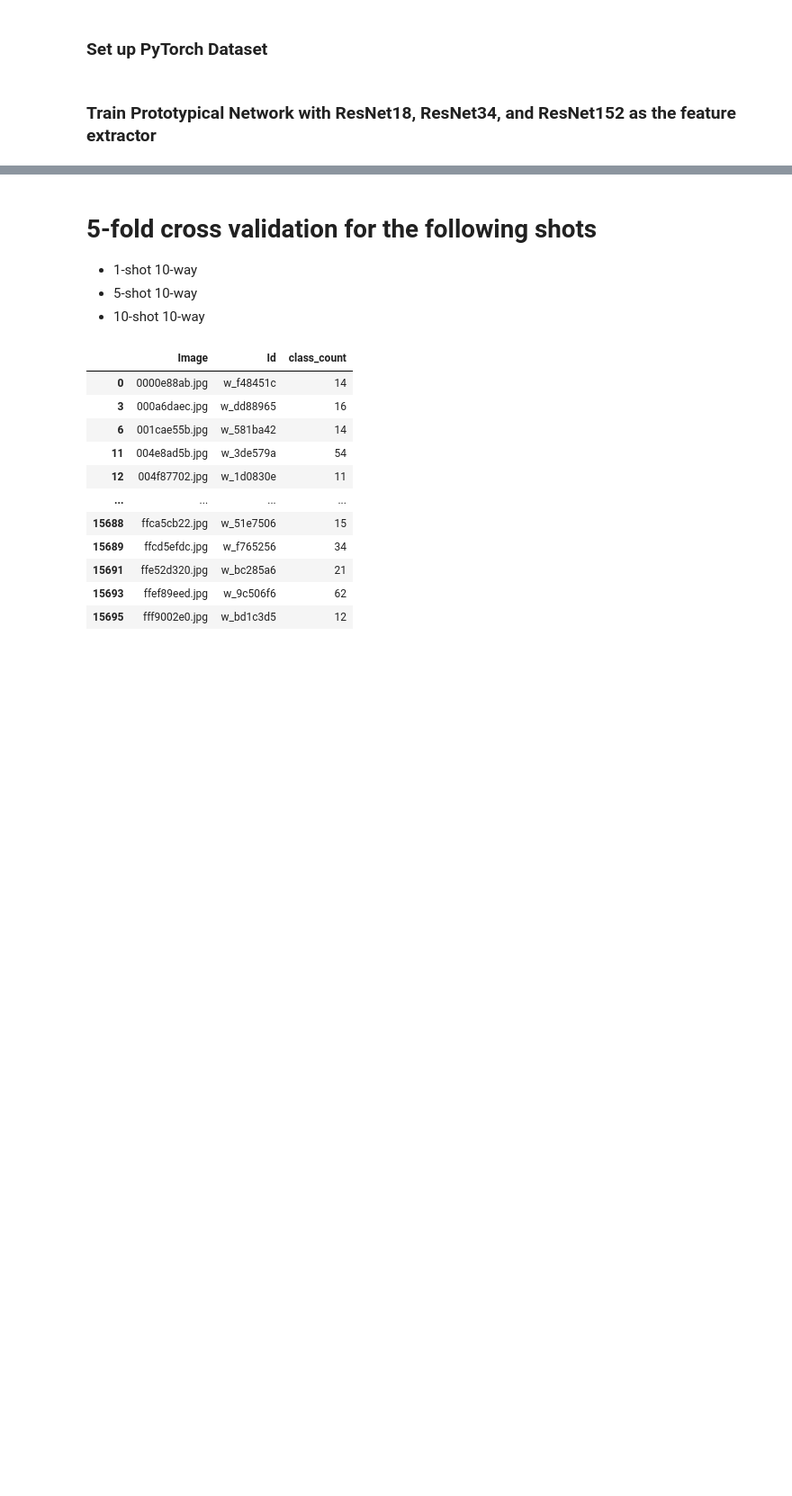
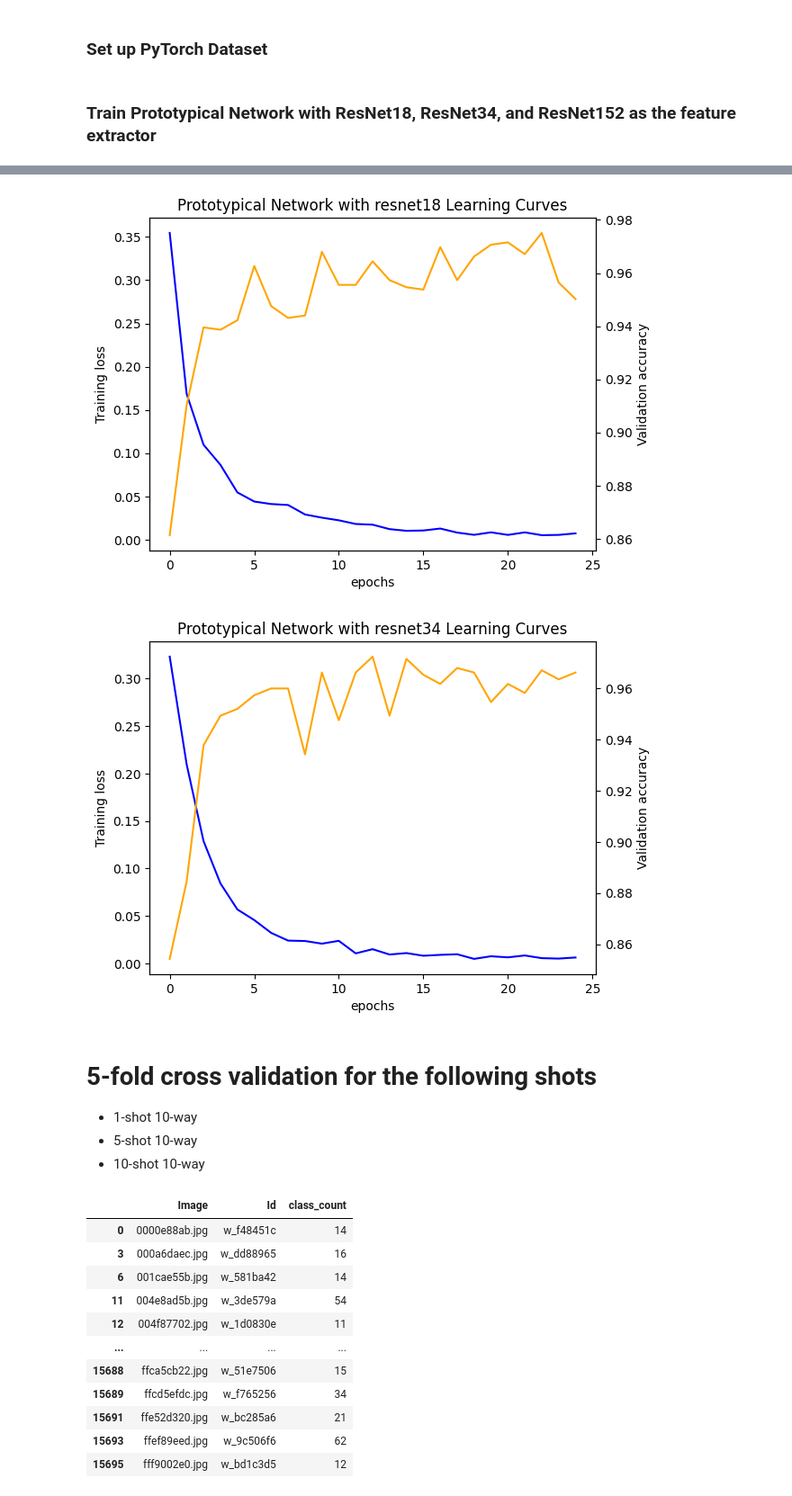
Before and after one commit to jwells52/creating-ai-enabled-systems, a Jupyter notebook: Research Project/notebooks/fsl_experiment1.ipynb, the cells around one changed output, grey strips where cells are left out. Shown at 90% size. Cells and saved outputs as stored; diff of their text form; code cells hidden in the pictures; blank space fills up the shorter version.

```diff
--- a/Research Project/notebooks/fsl_experiment1.ipynb
+++ b/Research Project/notebooks/fsl_experiment1.ipynb
@@ -198,19 +195,22 @@ KeyboardInterrupt: ignored
 # %%
-for backbone in backbones:
+for backbone in backbones[:-1]:
   fig,ax = plt.subplots()
 
   plt.title(f'Prototypical Network with {backbone} Learning Curves')
 
-  ax.plot(train_losses[backbone], color='blue')
+  ax.plot(train_loss_dict[backbone], color='blue')
   ax.set_xlabel("epochs")
   ax.set_ylabel('Training loss')
 
   ax2=ax.twinx()
-  ax2.plot(valid_accs[backbone], color='orange')
+  ax2.plot(valid_acc_dict[backbone], color='orange')
   ax2.set_ylabel('Validation accuracy')
 
   plt.show()
   fig.savefig(f'/content/prototypical_network_{backbone}_learning_curves_100epochs.png', format='png')
+# %% [output]
+[figure, added]
+[figure, added]
 # %% [markdown]
 # 5-fold cross validation for the following shots
 
```
Also changed, not shown: parts of 6 cells of this notebook.
